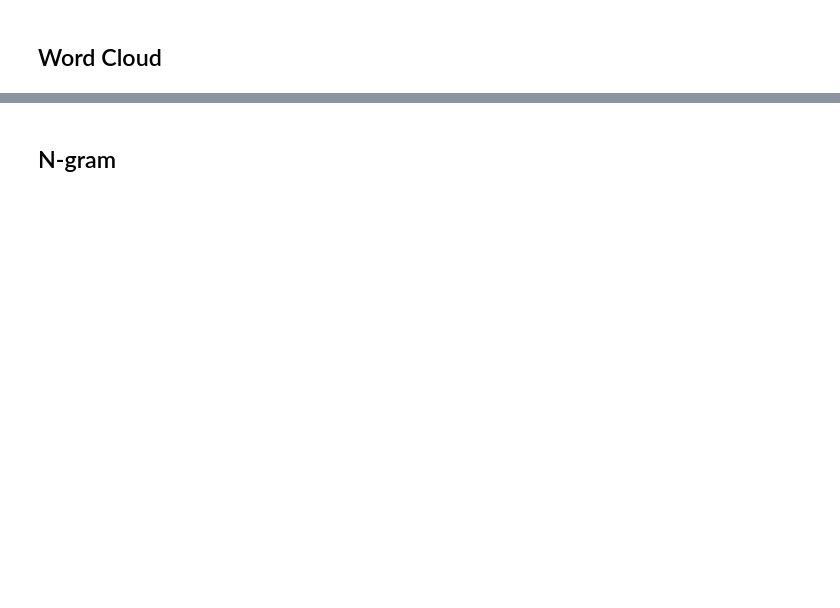
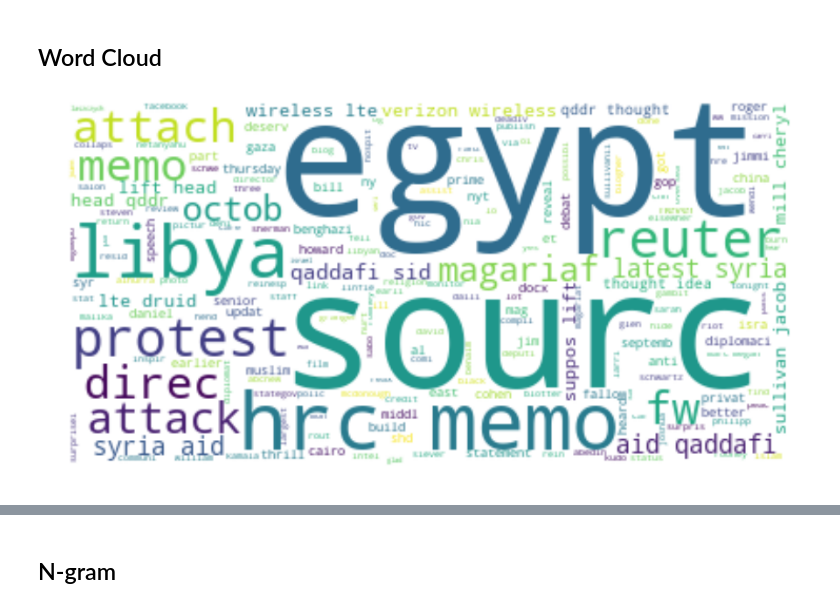
Before and after one commit to KennethThNg/Project, a Jupyter notebook: src/data_exploration.ipynb, the cells around one changed output, grey strips where cells are left out. Drawn from its saved outputs; the diff is of its cells as text; code cells hidden in the pictures; blank space fills up the shorter version.

```diff
--- a/src/data_exploration.ipynb
+++ b/src/data_exploration.ipynb
@@ -961,0 +964,12 @@ plot_dendogram('far_east')
+# %%
+def wordcloud_visualization(region):
+    emails_filtered = emails[emails.content.map(lambda content: Extractor.earth_area(str(content), region))].content
+    wordcloud = WordCloud(background_color="white").generate(str(emails_filtered))
+    fig, ax = plt.subplots(figsize=(15, 20))
+    plt.imshow(wordcloud, interpolation='bilinear')
+    plt.axis("off")
+    plt.show()
+# %%
+wordcloud_visualization('africa')
+# %% [output]
+[figure, added]
```
Also changed, not shown: parts of 22 cells of this notebook.
